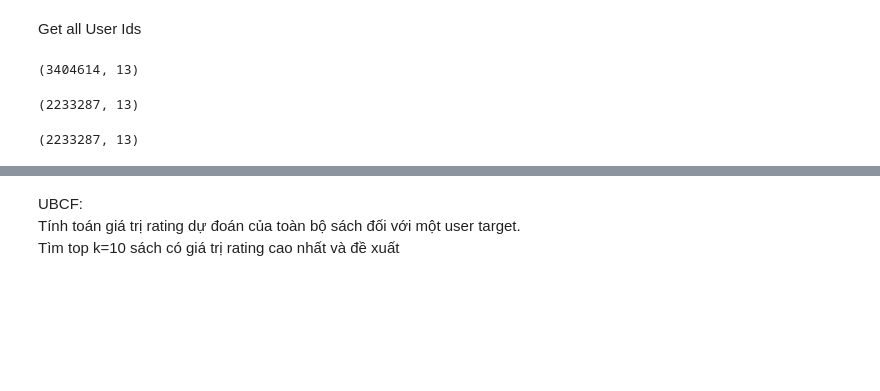
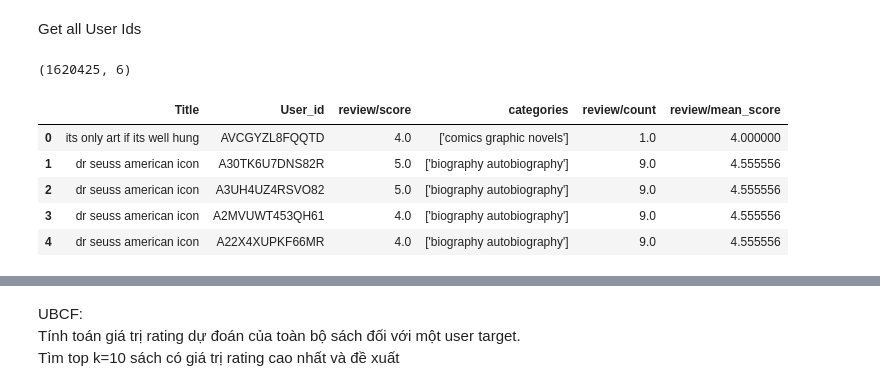
Before and after one commit to ngthiennhan2002/Amazon-Books_Reviews, a Jupyter notebook: amazon_books_reviews_2.ipynb, the cells around one changed output, grey strips where cells are left out. Saved outputs shown, nothing was run; the diff lists cells and outputs as text; code cells hidden in the pictures; blank space fills up the shorter version.

```diff
--- a/amazon_books_reviews_2.ipynb
+++ b/amazon_books_reviews_2.ipynb
@@ -1110,17 +979,19 @@ Get all User Ids
 df_all = pd.read_csv("D:\\University\Môn học\Ứng dụng Big Data\Project\Datasets\Amazon Books Reviews\\all.csv")
                     #  chunksize=CHUNK_SIZE,)
 
+df_all.drop(df_all.columns[[0,1]], axis=1, inplace=True)
+df_all.dropna(subset=['User_id', 'Title', 'categories'], inplace=True)
+df_all.drop(['review/summary', 'review/text', 'authors', 'description', 'review/median_score', 'review/mode_score', 'sentiment'], axis=1, inplace=True)
 df_all.drop_duplicates(inplace = True)
-df_all.drop(df_all.columns[[0,1]], axis=1, inplace=True)
+df_all.shape
 # %% [output]
-(3404614, 13)
+(1620425, 6)
-# %%
-df_all.dropna(subset=['User_id', 'review/mean_score'], inplace=True)
-df_all.shape
-# %% [output]
-(2233287, 13)
-# %%
-data = df_all
-data.shape
-# %% [output]
-(2233287, 13)
+# %%
+df_all.head()
+# %% [output]
+|  | Title | User_id | review/score | categories | review/count | review/mean_score |
+| 0 | its only art if its well hung | AVCGYZL8FQQTD | 4.0 | ['comics graphic novels'] | 1.0 | 4.000000 |
+| 1 | dr seuss american icon | A30TK6U7DNS82R | 5.0 | ['biography autobiography'] | 9.0 | 4.555556 |
+| 2 | dr seuss american icon | A3UH4UZ4RSVO82 | 5.0 | ['biography autobiography'] | 9.0 | 4.555556 |
+| 3 | dr seuss american icon | A2MVUWT453QH61 | 4.0 | ['biography autobiography'] | 9.0 | 4.555556 |
+| 4 | dr seuss american icon | A22X4XUPKF66MR | 4.0 | ['biography autobiography'] | 9.0 | 4.555556 |
```
Also changed, not shown: parts of 35 cells of this notebook.
